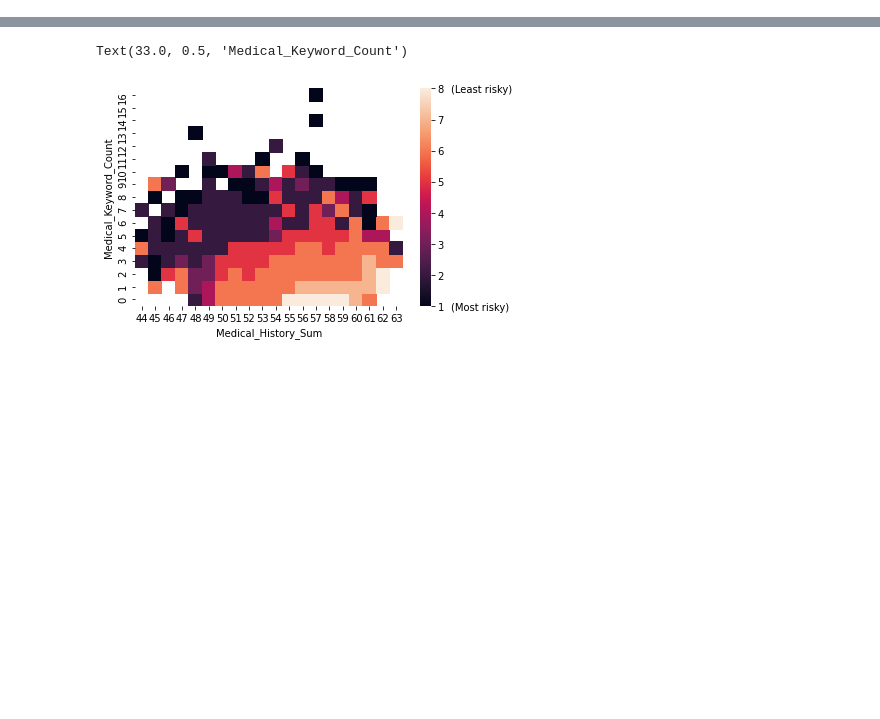
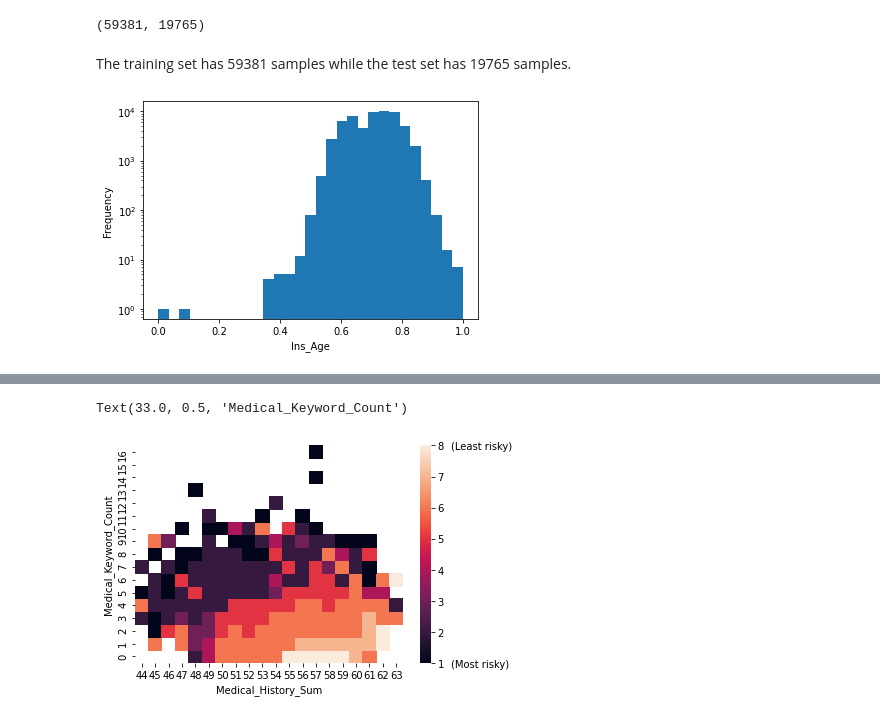
Before and after one commit to m2ng/hangseng-case, a Jupyter notebook: nb/analysis.ipynb, the cells around one changed output, grey strips where cells are left out. Saved outputs shown, nothing was run; the diff lists cells and outputs as text; code cells hidden in the pictures; blank space fills up the shorter version.

```diff
--- a/nb/analysis.ipynb
+++ b/nb/analysis.ipynb
@@ -34,3 +34,15 @@ continuous = [
 ]
 discrete = ["Medical_History_1", "Medical_History_10", "Medical_History_15", "Medical_History_24", "Medical_History_32"]
 dummy = ["Medical_Keyword_{}".format(x) for x in range(1, 49)]
+# %%
+len(train_df.index), len(test_df.index)
+# %% [output]
+(59381, 19765)
+# %% [markdown]
+The training set has 59381 samples while the test set has 19765 samples.
+# %%
+plt.hist(train_df["Ht"], bins=np.linspace(0., 1., 30), log=True)
+plt.xlabel("Ins_Age")
+_ = plt.ylabel("Frequency")
+# %% [output]
+[figure, added]
```
Also changed, not shown: parts of 28 cells of this notebook.
